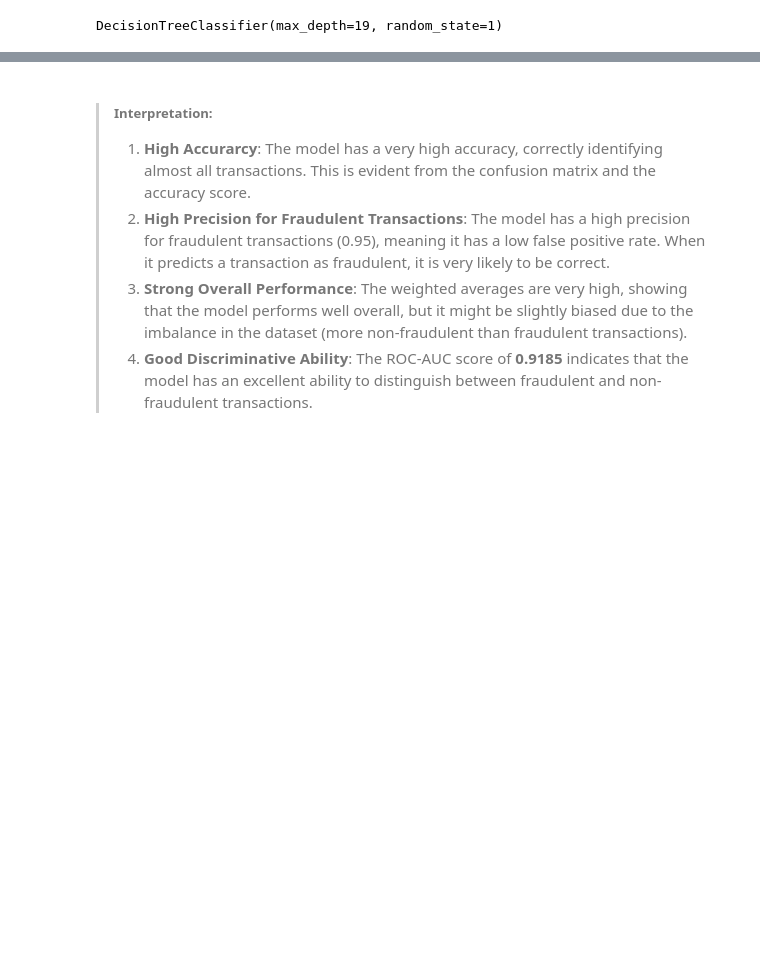
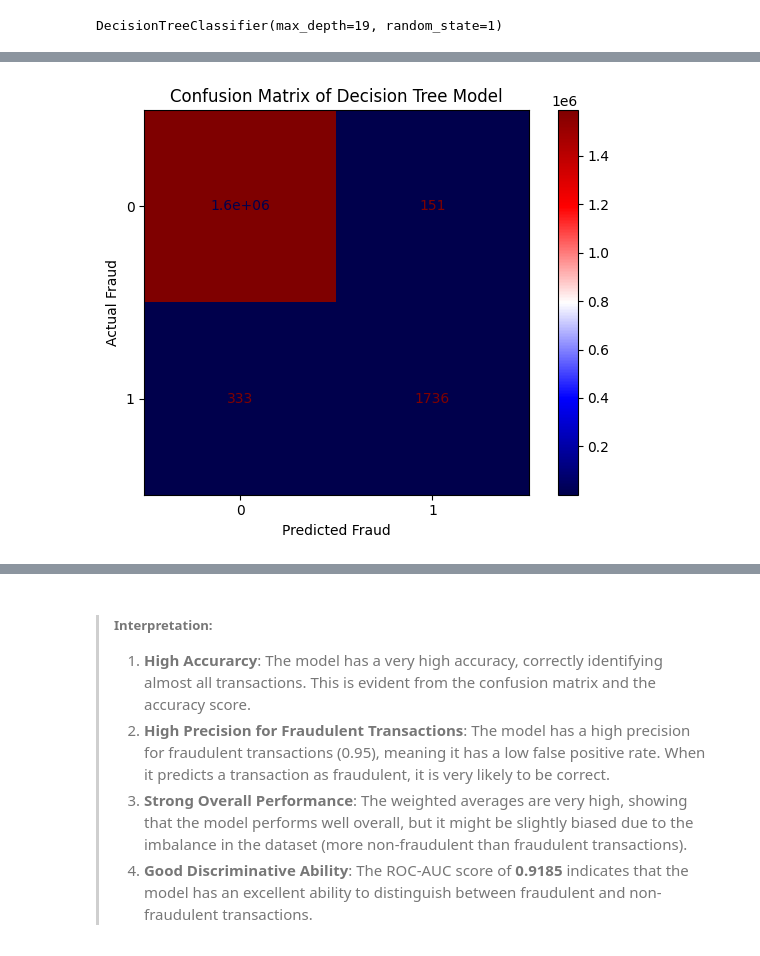
Before and after one commit to V3ness/Data-Science-Fundamentals-Project, a Jupyter notebook: project.ipynb, the cells around one changed output, grey strips where cells are left out. Drawn from its saved outputs; the diff is of its cells as text; code cells hidden in the pictures; blank space fills up the shorter version.

```diff
--- a/project.ipynb
+++ b/project.ipynb
@@ -308,6 +309,17 @@ print(y_test.shape)
 # %% [markdown]
 > #### Step 3: Scale the data
 # %%
+# Standardization (Z-Score Normalization)
+# StandardScaler for Data
+# Reference: https://www.kaggle.com/code/georgehanymilad/online-payments-fraud-detection
+
 scaler = StandardScaler()
+
+# Fit the scaler on the training data
+scaler.fit(X_train)
+
+# Transform the training and testing data
 X_train_scaled = scaler.fit_transform(X_train)
 X_test_scaled = scaler.transform(X_test)
+
+print("Data Scaling Done")
@@ -403,8 +444,0 @@ y = df_model['isFraud'].copy()
-# %%
-X_train, X_test, y_train, y_test = train_test_split(X, y, test_size=0.25, random_state=1)
-
-# check shapes after splitting
-print(X_train.shape)
-print(y_train.shape)
-print(X_test.shape)
-print(y_test.shape)
@@ -439,7 +467,7 @@ Max accuracy: 0.9996959323884396
 # %%
 # Fit the model with the optimal max_depth, 19
 dt_model = DecisionTreeClassifier(max_depth=19, random_state=1)
-dt_model.fit(X_train, y_train)
+dt_model.fit(X_train_scaled, y_train)
 # %% [output]
 DecisionTreeClassifier(max_depth=19, random_state=1)
 # %% [markdown]
@@ -447,11 +475,11 @@ DecisionTreeClassifier(max_depth=19, random_state=1)
 # %%
 # Make predictions
-y_pred = dt_model.predict(X_test)
+y_pred_dt = dt_model.predict(X_test_scaled)
 
 # Evaluate the model
-conf_matrix = confusion_matrix(y_test, y_pred)
-class_report = classification_report(y_test, y_pred)
-roc_auc = roc_auc_score(y_test, y_pred)
+conf_matrix = confusion_matrix(y_test, y_pred_dt)
+class_report = classification_report(y_test, y_pred_dt)
+roc_auc = roc_auc_score(y_test, y_pred_dt)
 
 # Print the results
 print("Confusion Matrix:")
@@ -480,0 +544,11 @@ ROC-AUC Score:
+# %%
+# Create a more intepretable visual dispaly of the confusion matrix
+cm_display = metrics.ConfusionMatrixDisplay(confusion_matrix=confusion_matrix(y_test, y_pred_dt), display_labels=dt_model.classes_)
+cm_display.plot(cmap='seismic')
+plt.title('Confusion Matrix of Decision Tree Model')
+plt.xlabel('Predicted Fraud')
+plt.ylabel('Actual Fraud')
+plt.tight_layout()
+plt.show()
+# %% [output]
+[figure, added]
```
Also changed, not shown: parts of 28 cells of this notebook.
